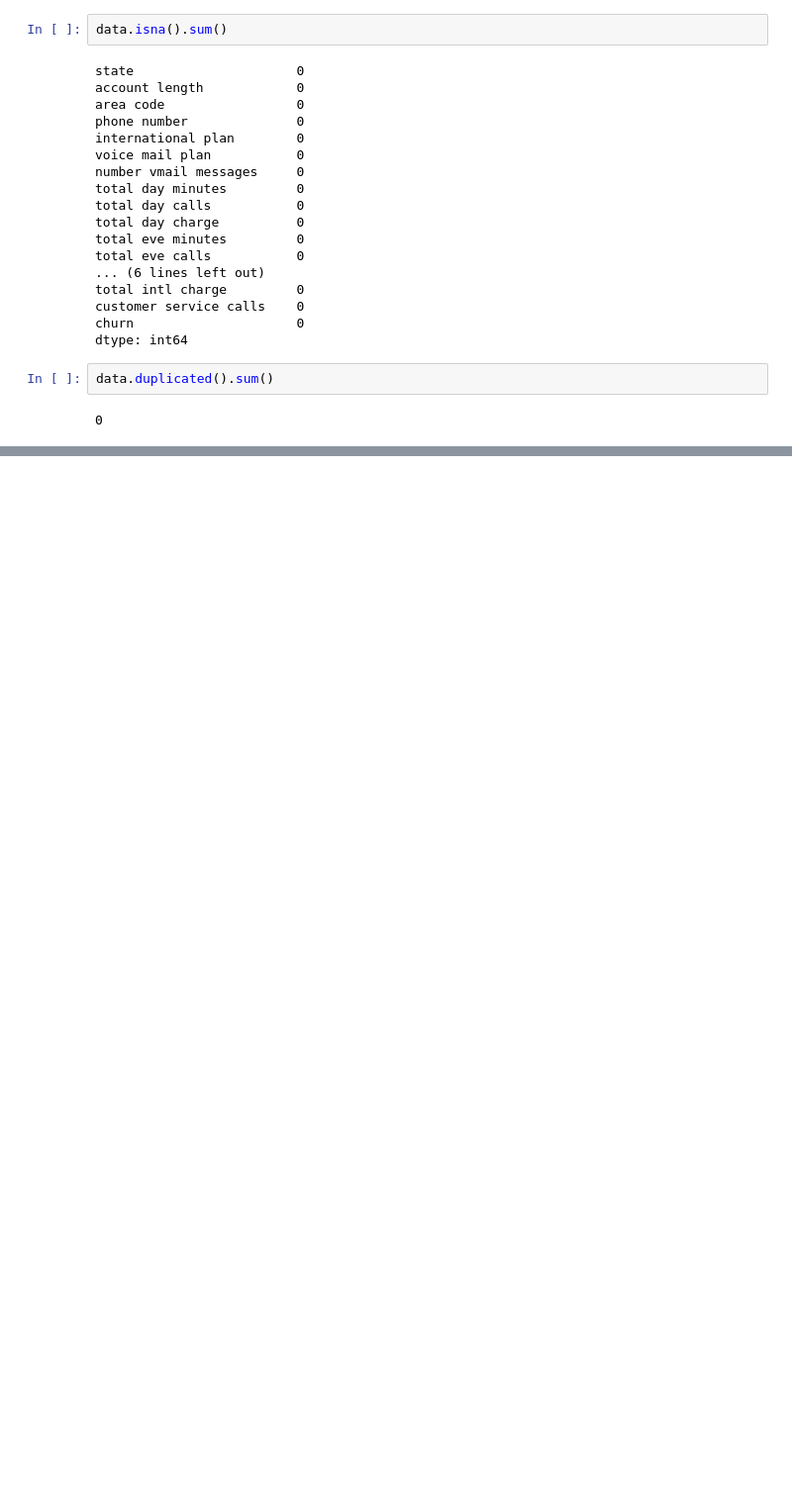
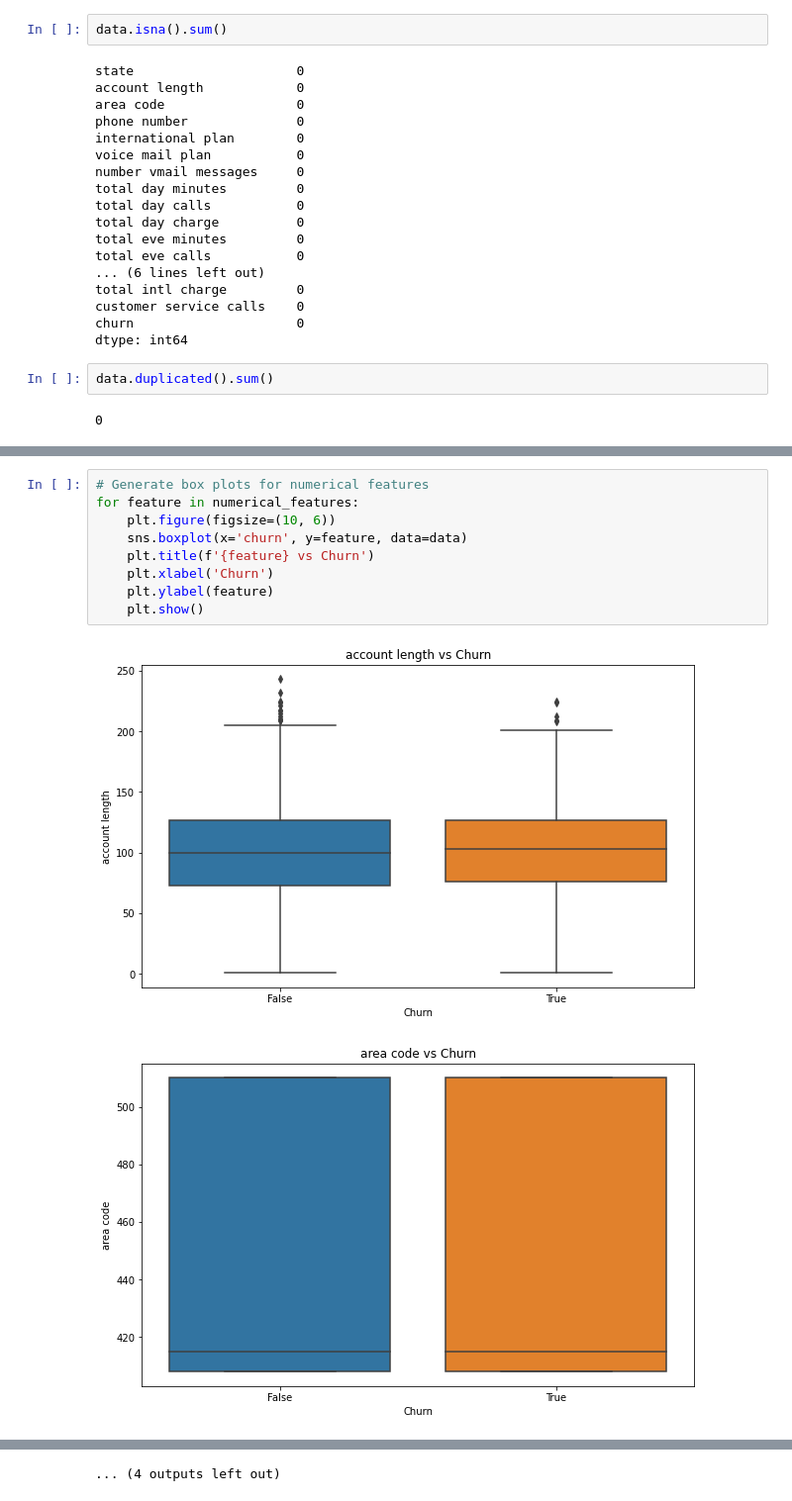
Before and after one commit to kaluma-67/SyriaTel_Customer_Churn_Rate_Analysis, a Jupyter notebook: Notebook.ipynb, the cells around one changed output, grey strips where cells are left out. Shown at 99% size. Drawn from its saved outputs; the diff is of its cells as text; blank space fills up the shorter version.

```diff
--- a/Notebook.ipynb
+++ b/Notebook.ipynb
@@ -53,0 +164,12 @@ data.describe()
+# %%
+# Generate box plots for numerical features
+for feature in numerical_features:
+    plt.figure(figsize=(10, 6))
+    sns.boxplot(x='churn', y=feature, data=data)
+    plt.title(f'{feature} vs Churn')
+    plt.xlabel('Churn')
+    plt.ylabel(feature)
+    plt.show()
+# %% [output]
+[figure, added]
+[figure, added]
@@ -53,0 +186 @@ data.describe()
+... (4 outputs left out)
```
Also changed, not shown: parts of 14 cells of this notebook.
